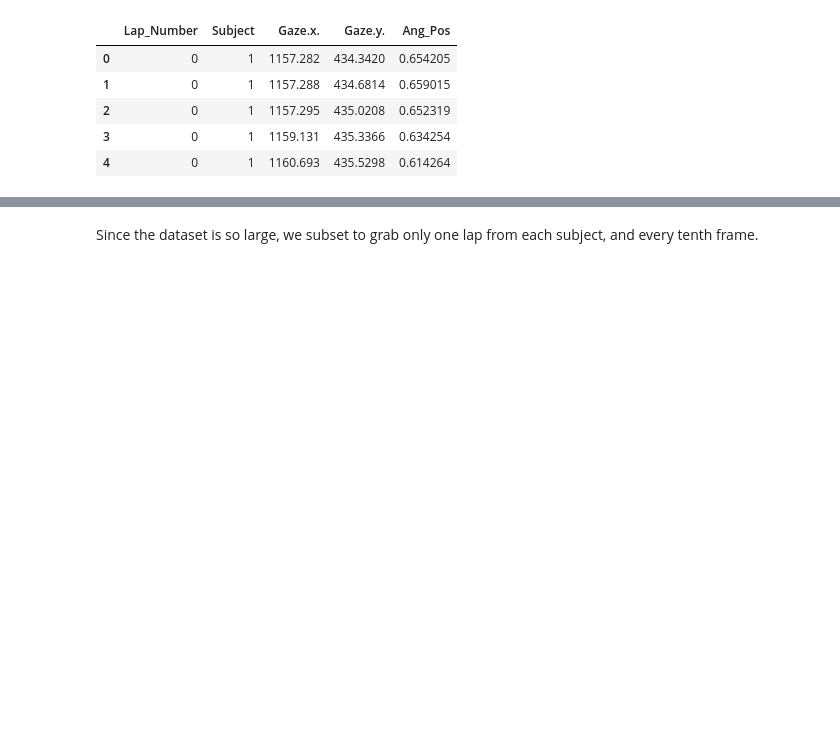
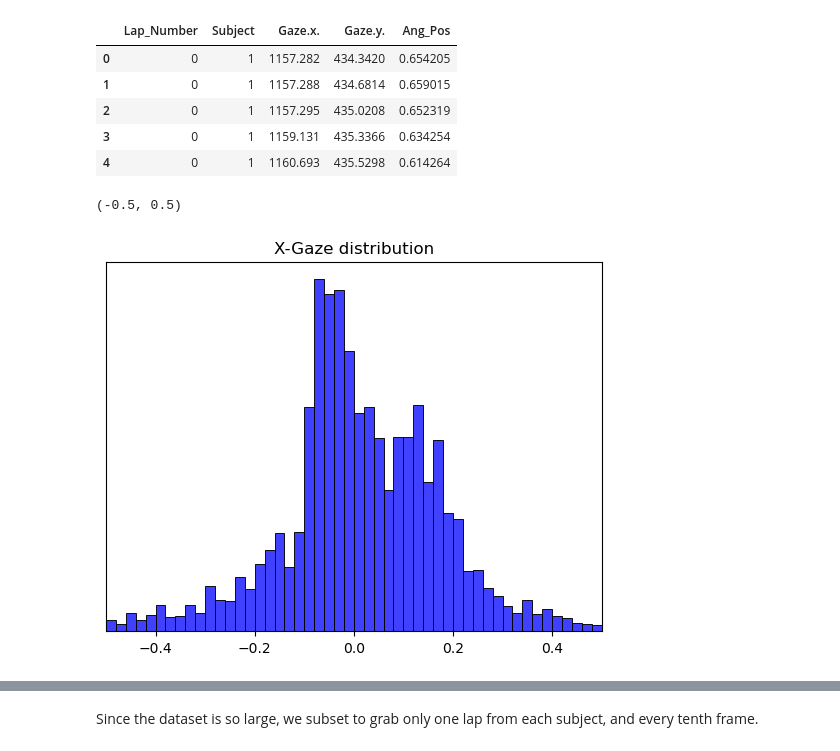
Before and after one commit to jerrymhuang/DreamDrone, a Jupyter notebook: FinalProject/gaze_stan.ipynb, the cells around one changed output, grey strips where cells are left out. Saved outputs shown, nothing was run; the diff lists cells and outputs as text; code cells hidden in the pictures; blank space fills up the shorter version.

```diff
--- a/FinalProject/gaze_stan.ipynb
+++ b/FinalProject/gaze_stan.ipynb
@@ -41,3 +41,14 @@ dataset.head(5)
 | 2 | 0 | 1 | 1157.295 | 435.0208 | 0.652319 |
 | 3 | 0 | 1 | 1159.131 | 435.3366 | 0.634254 |
 | 4 | 0 | 1 | 1160.693 | 435.5298 | 0.614264 |
+# %%
+fig, ax = plt.subplots()
+sns.histplot((dataset['Gaze.x.']/2560-0.5), bins=50, color='blue', legend=False)
+plt.yticks([])
+plt.xlabel("")
+plt.ylabel("")
+plt.title("X-Gaze distribution")
+ax.set_xlim(-0.5, 0.5)
+# %% [output]
+(-0.5, 0.5)
+[figure, added]
```
Also changed, not shown: parts of 16 cells of this notebook.
